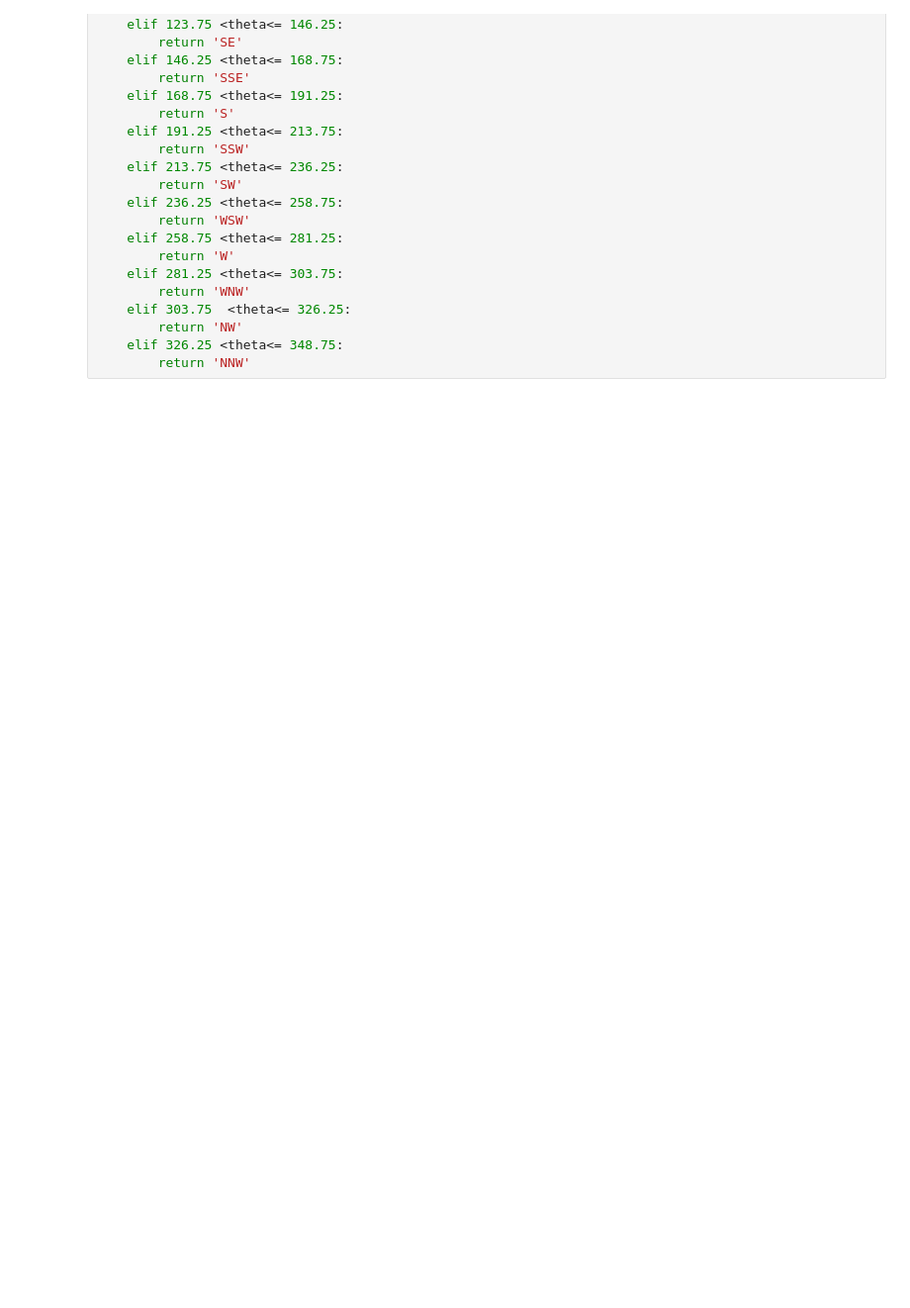
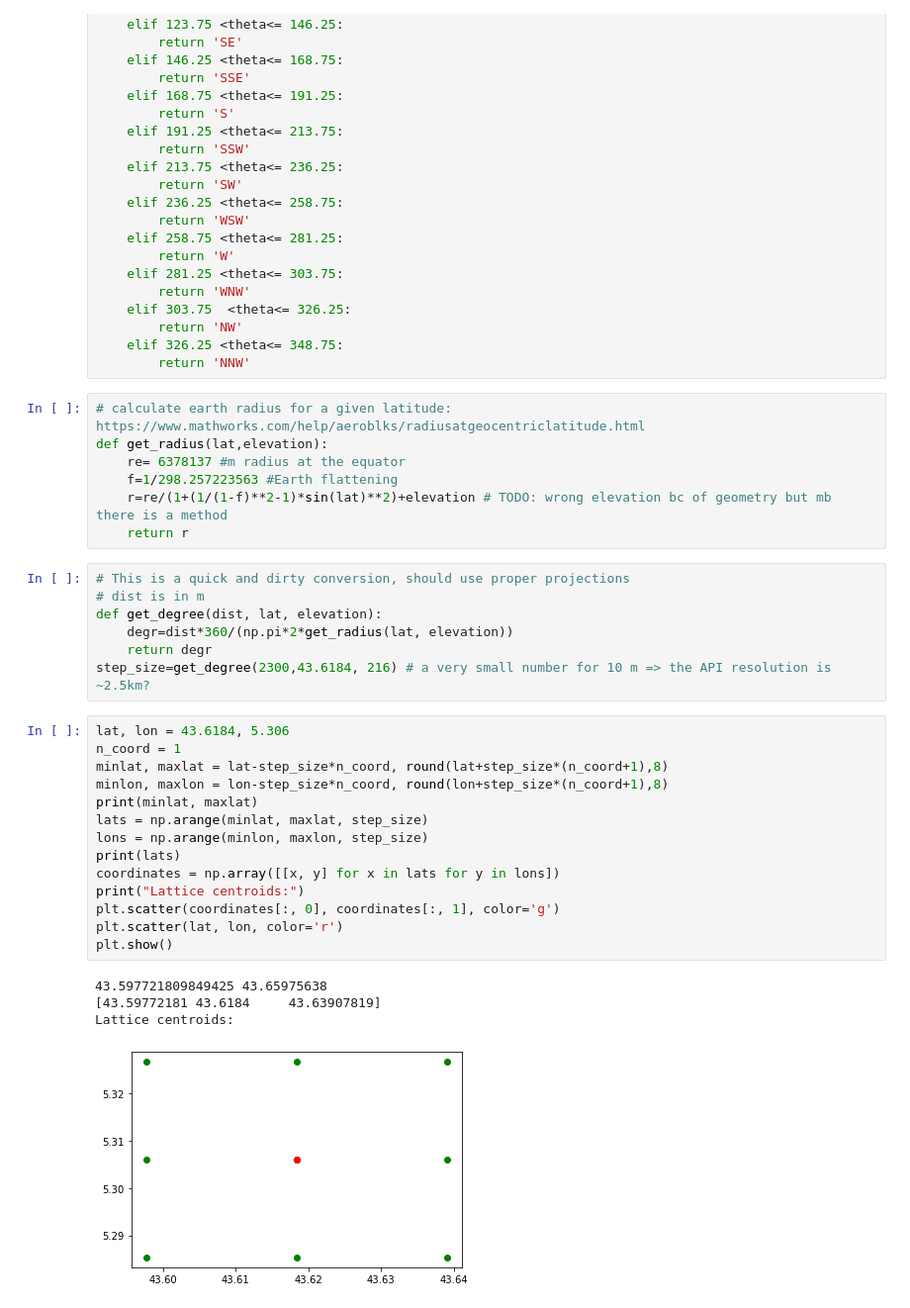
Before and after one commit to zhannasan/Pyronear-propagation, a Jupyter notebook: Meteo.ipynb, the cells around one changed output. Shown: that part at 99% size. Saved outputs shown, nothing was run; the diff lists cells and outputs as text; blank space fills up the shorter version.

```diff
--- a/Meteo.ipynb
+++ b/Meteo.ipynb
@@ -57,3 +62,36 @@ def degree_to_cardinal(theta):
         return 'NW'
     elif 326.25 <theta<= 348.75:
         return 'NNW'
+# %%
+# calculate earth radius for a given latitude: https://www.mathworks.com/help/aeroblks/radiusatgeocentriclatitude.html
+def get_radius(lat,elevation):
+    re= 6378137 #m radius at the equator
+    f=1/298.257223563 #Earth flattening
+    r=re/(1+(1/(1-f)**2-1)*sin(lat)**2)+elevation # TODO: wrong elevation bc of geometry but mb there is a method
+    return r
+# %%
+# This is a quick and dirty conversion, should use proper projections
+# dist is in m
+def get_degree(dist, lat, elevation):
+    degr=dist*360/(np.pi*2*get_radius(lat, elevation))
+    return degr
+step_size=get_degree(2300,43.6184, 216) # a very small number for 10 m => the API resolution is ~2.5km?
+# %%
+lat, lon = 43.6184, 5.306
+n_coord = 1
+minlat, maxlat = lat-step_size*n_coord, round(lat+step_size*(n_coord+1),8)
+minlon, maxlon = lon-step_size*n_coord, round(lon+step_size*(n_coord+1),8)
+print(minlat, maxlat)
+lats = np.arange(minlat, maxlat, step_size)
+lons = np.arange(minlon, maxlon, step_size)
+print(lats)
+coordinates = np.array([[x, y] for x in lats for y in lons])
+print("Lattice centroids:")
+plt.scatter(coordinates[:, 0], coordinates[:, 1], color='g')
+plt.scatter(lat, lon, color='r')
+plt.show()
+# %% [output]
+43.597721809849425 43.65975638
+[43.59772181 43.6184     43.63907819]
+Lattice centroids:
+[figure, added]
```
Also changed, not shown: parts of 9 cells of this notebook.
